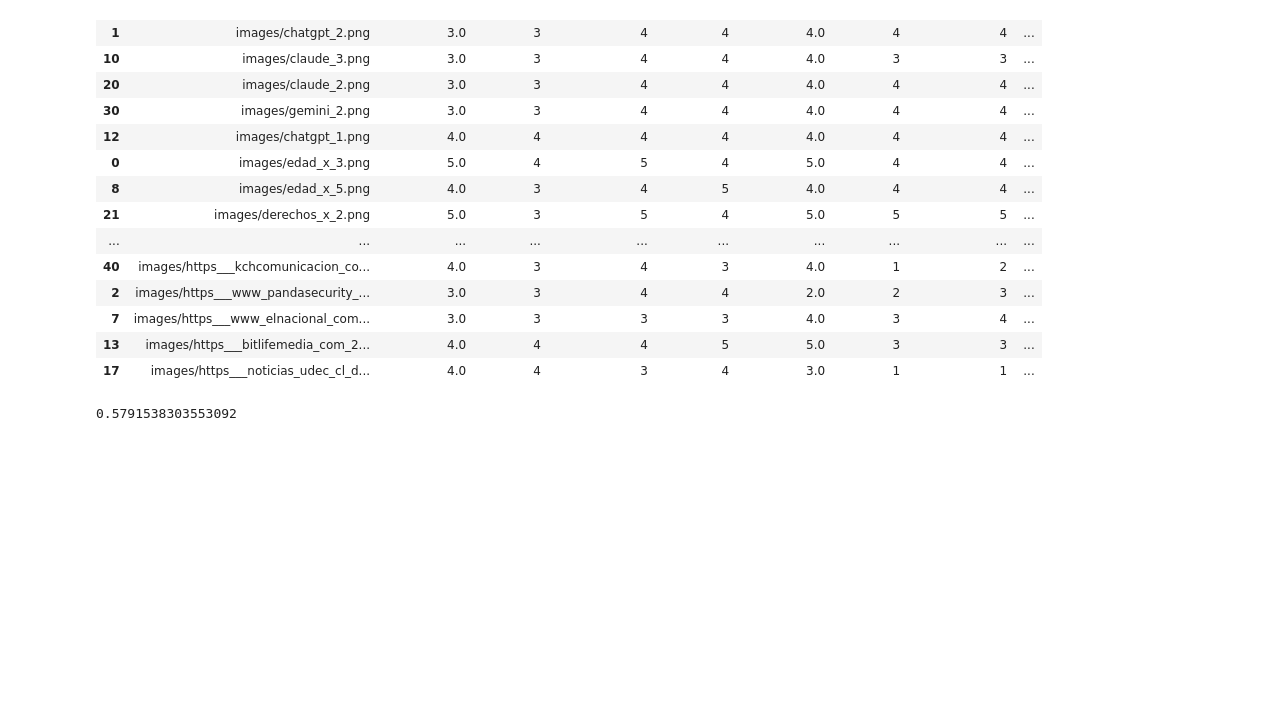
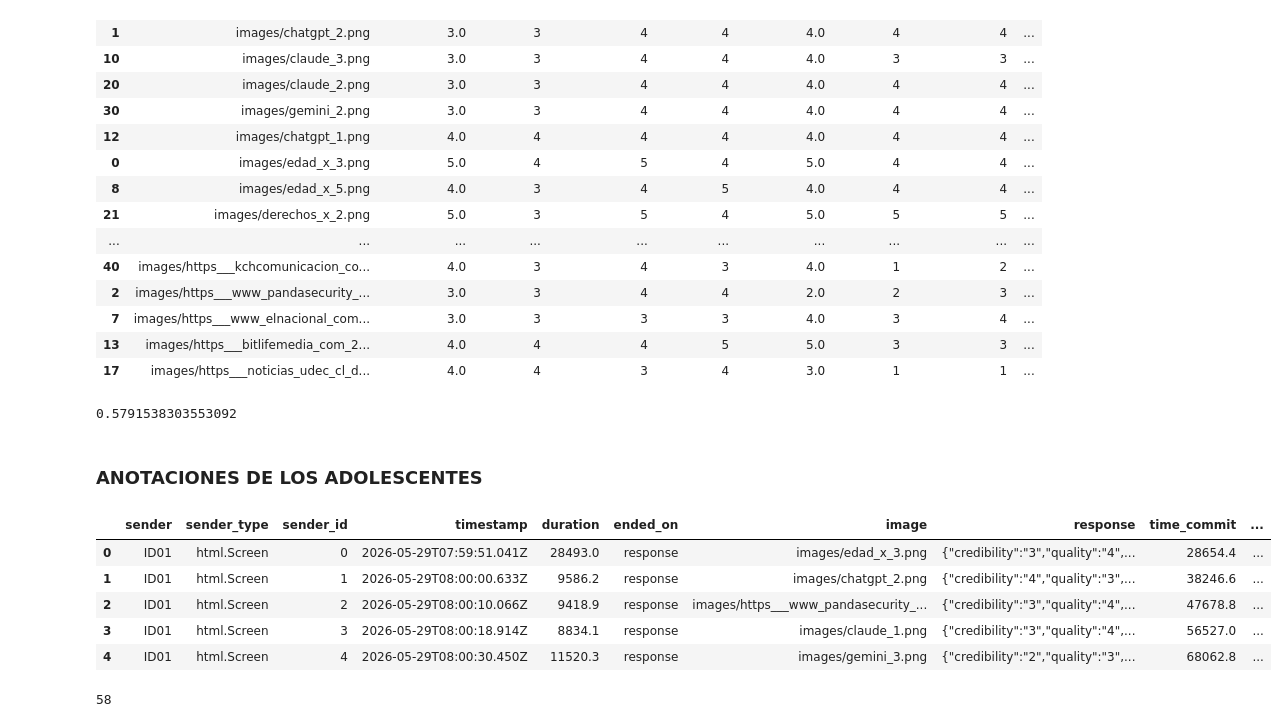
Before and after one commit to MarcosFP97/education-misinfo-project, a Jupyter notebook: analysis.ipynb, the cells around one changed output. Saved outputs shown, nothing was run; the diff lists cells and outputs as text; code cells hidden in the pictures; blank space fills up the shorter version.

Commit message:
Initial teens analysis

```diff
--- a/analysis.ipynb
+++ b/analysis.ipynb
@@ -452,3 +449,21 @@ alpha = krippendorff.alpha(
 print(alpha)
 # %% [output]
 0.5791538303553092
+# %% [markdown]
+### ANOTACIONES DE LOS ADOLESCENTES
+# %%
+import pandas as pd
+
+teens = pd.read_csv("resultados_combinados.csv")
+teens.head()
+# %% [output]
+|  | sender | sender_type | sender_id | timestamp | duration | ended_on | image | response | time_commit | ... |
+| 0 | ID01 | html.Screen | 0 | 2026-05-29T07:59:51.041Z | 28493.0 | response | images/edad_x_3.png | {"credibility":"3","quality":"4",... | 28654.4 | ... |
+| 1 | ID01 | html.Screen | 1 | 2026-05-29T08:00:00.633Z | 9586.2 | response | images/chatgpt_2.png | {"credibility":"4","quality":"3",... | 38246.6 | ... |
+| 2 | ID01 | html.Screen | 2 | 2026-05-29T08:00:10.066Z | 9418.9 | response | images/https___www_pandasecurity_... | {"credibility":"3","quality":"4",... | 47678.8 | ... |
+| 3 | ID01 | html.Screen | 3 | 2026-05-29T08:00:18.914Z | 8834.1 | response | images/claude_1.png | {"credibility":"3","quality":"4",... | 56527.0 | ... |
+| 4 | ID01 | html.Screen | 4 | 2026-05-29T08:00:30.450Z | 11520.3 | response | images/gemini_3.png | {"credibility":"2","quality":"3",... | 68062.8 | ... |
+# %%
+len(teens.groupby("sender")) ### 58 alumnos en total y cada uno anotó todas las imágenes, por lo que tenemos 58*21=1218 anotaciones
+# %% [output]
+58
```
Also changed, not shown: parts of 8 cells of this notebook, 1 other file.
